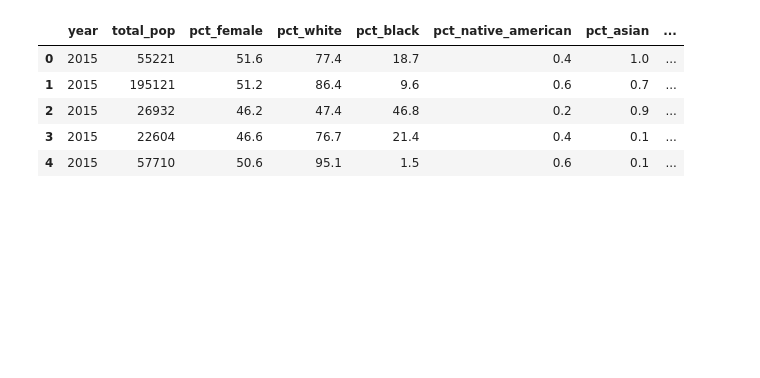
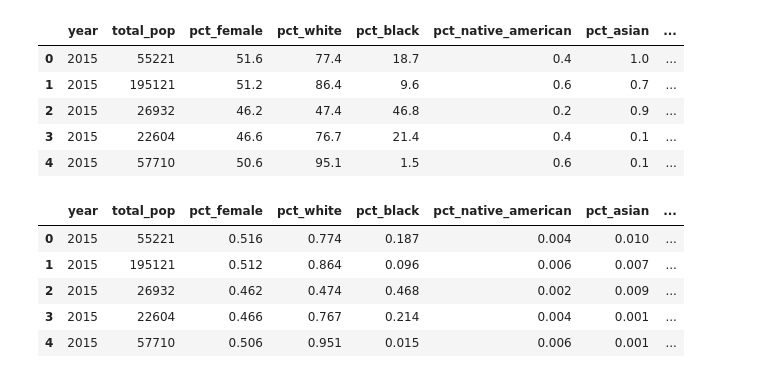
Before and after one commit to JayRPhilbrick/bdsi22dataminingsti, a Jupyter notebook: Notebooks/acs_dp05_cleaning_2015_redo.ipynb, the cells around one changed output. Saved outputs shown, nothing was run; the diff lists cells and outputs as text; code cells hidden in the pictures; blank space fills up the shorter version.

```diff
--- a/Notebooks/acs_dp05_cleaning_2015_redo.ipynb
+++ b/Notebooks/acs_dp05_cleaning_2015_redo.ipynb
@@ -141,5 +141,23 @@ df.head()
 | 2 | 2015 | 26932 | 46.2 | 47.4 | 46.8 | 0.2 | 0.9 | ... |
 | 3 | 2015 | 22604 | 46.6 | 76.7 | 21.4 | 0.4 | 0.1 | ... |
 | 4 | 2015 | 57710 | 50.6 | 95.1 | 1.5 | 0.6 | 0.1 | ... |
+# %%
+df['pct_female'] = df['pct_female'].apply(lambda x: x*0.01)
+df['pct_white'] = df['pct_white'].apply(lambda x: x*0.01)
+df['pct_black'] = df['pct_black'].apply(lambda x: x*0.01)
+df['pct_native_american'] = df['pct_native_american'].apply(lambda x: x*0.01)
+df['pct_asian'] = df['pct_asian'].apply(lambda x: x*0.01)
+df['pct_native_hawaiian_pacific_islander'] = df['pct_native_hawaiian_pacific_islander'].apply(lambda x: x*0.01)
+df['pct_two_or_more_races'] = df['pct_two_or_more_races'].apply(lambda x: x*0.01)
+df['pct_hispanic'] = df['pct_hispanic'].apply(lambda x: x*0.01)
+
+df.head()
+# %% [output]
+|  | year | total_pop | pct_female | pct_white | pct_black | pct_native_american | pct_asian | ... |
+| 0 | 2015 | 55221 | 0.516 | 0.774 | 0.187 | 0.004 | 0.010 | ... |
+| 1 | 2015 | 195121 | 0.512 | 0.864 | 0.096 | 0.006 | 0.007 | ... |
+| 2 | 2015 | 26932 | 0.462 | 0.474 | 0.468 | 0.002 | 0.009 | ... |
+| 3 | 2015 | 22604 | 0.466 | 0.767 | 0.214 | 0.004 | 0.001 | ... |
+| 4 | 2015 | 57710 | 0.506 | 0.951 | 0.015 | 0.006 | 0.001 | ... |
 # %%
 df.to_csv("..\Data\Clean\ACS\ACSDP052015_clean.csv")
```
Also changed, not shown: 13 other files.
